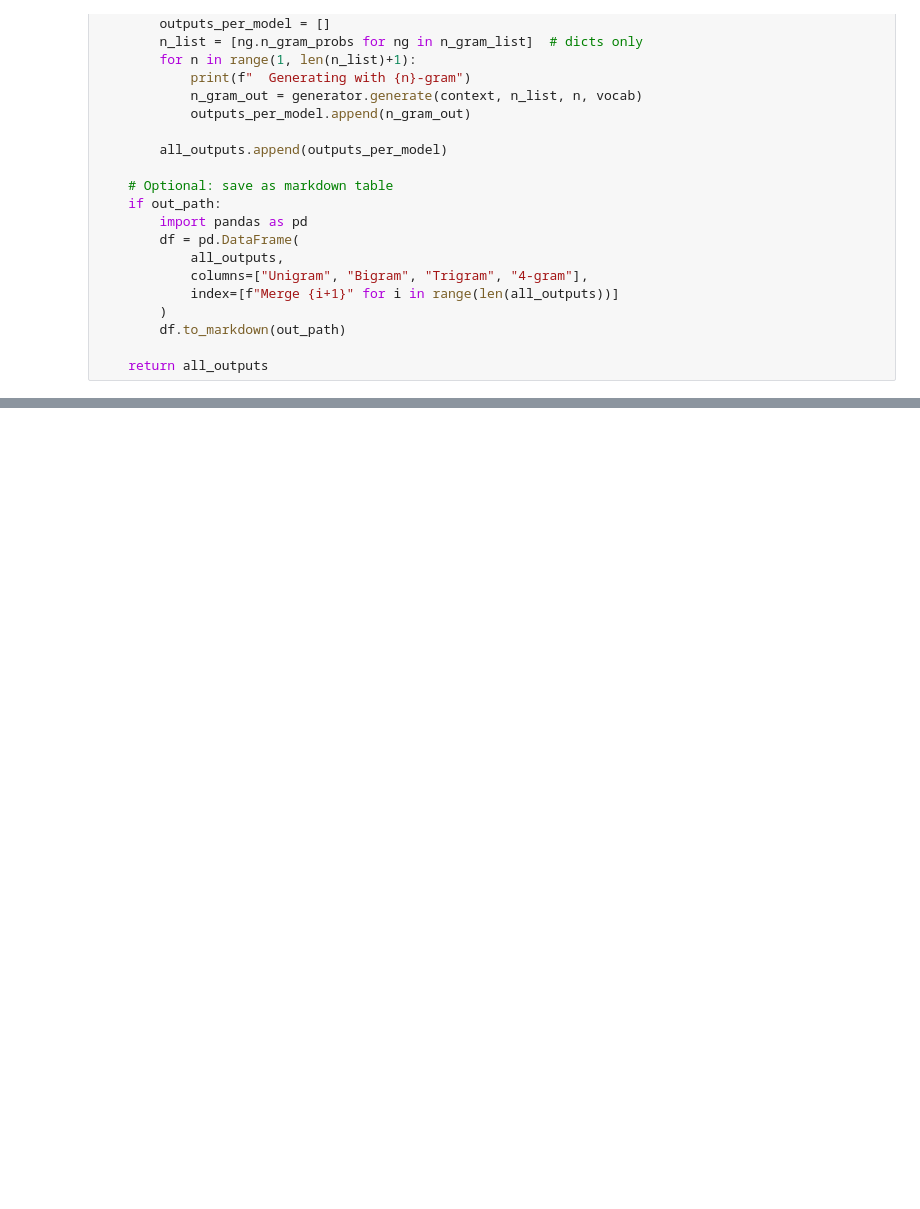
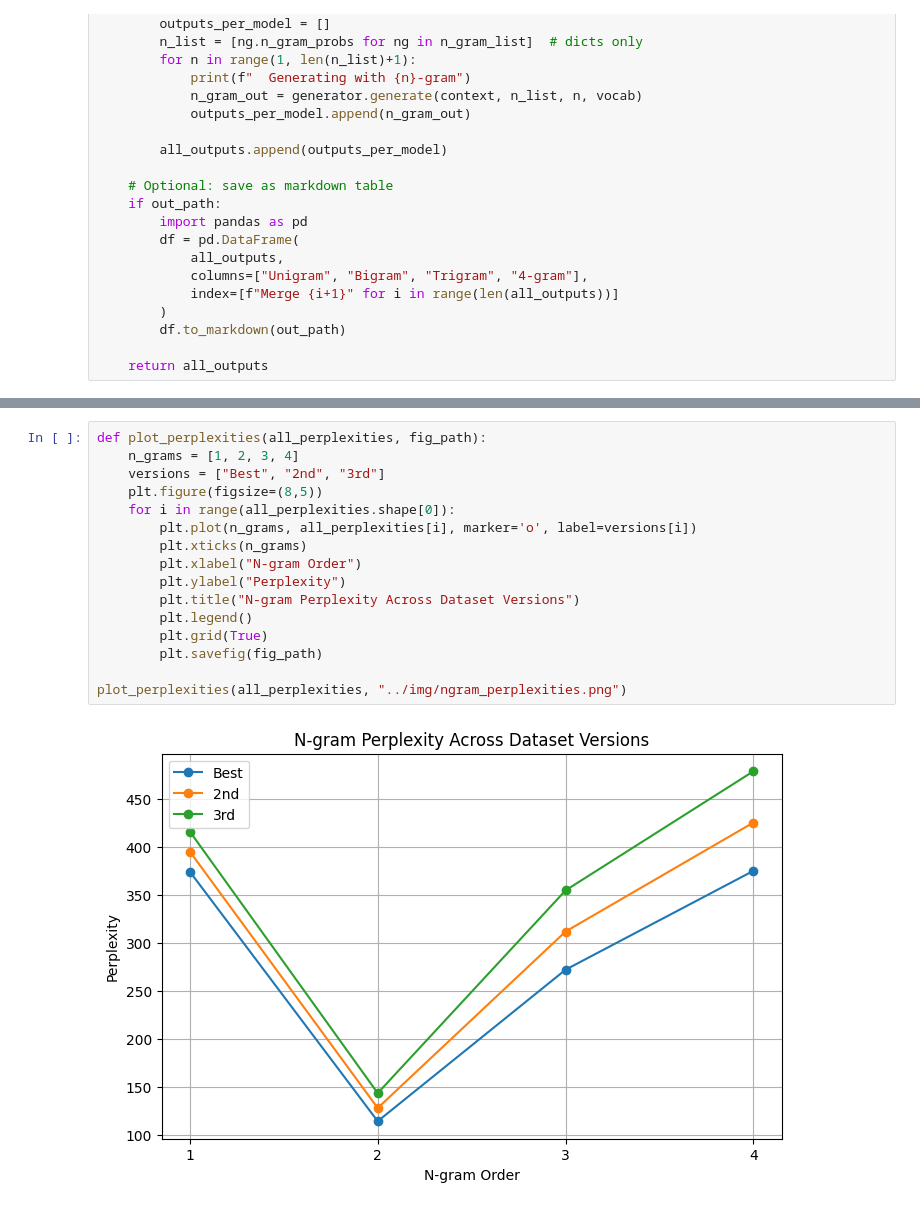
Before and after one commit to Ally511/GPT, a Jupyter notebook: n_gram/ngram.ipynb, the cells around one changed output, grey strips where cells are left out. Saved outputs shown, nothing was run; the diff lists cells and outputs as text; blank space fills up the shorter version.

Commit message:
ngram

```diff
--- a/n_gram/ngram.ipynb
+++ b/n_gram/ngram.ipynb
@@ -182,0 +200,18 @@ print(all_text_output)
+# %%
+def plot_perplexities(all_perplexities, fig_path):
+    n_grams = [1, 2, 3, 4]
+    versions = ["Best", "2nd", "3rd"]
+    plt.figure(figsize=(8,5))
+    for i in range(all_perplexities.shape[0]):
+        plt.plot(n_grams, all_perplexities[i], marker='o', label=versions[i])
+        plt.xticks(n_grams)
+        plt.xlabel("N-gram Order")
+        plt.ylabel("Perplexity")
+        plt.title("N-gram Perplexity Across Dataset Versions")
+        plt.legend()
+        plt.grid(True)
+        plt.savefig(fig_path)
+
+plot_perplexities(all_perplexities, "../img/ngram_perplexities.png")
+# %% [output]
+[figure, added]
```
Also changed, not shown: parts of 20 cells of this notebook, 2 other files.
